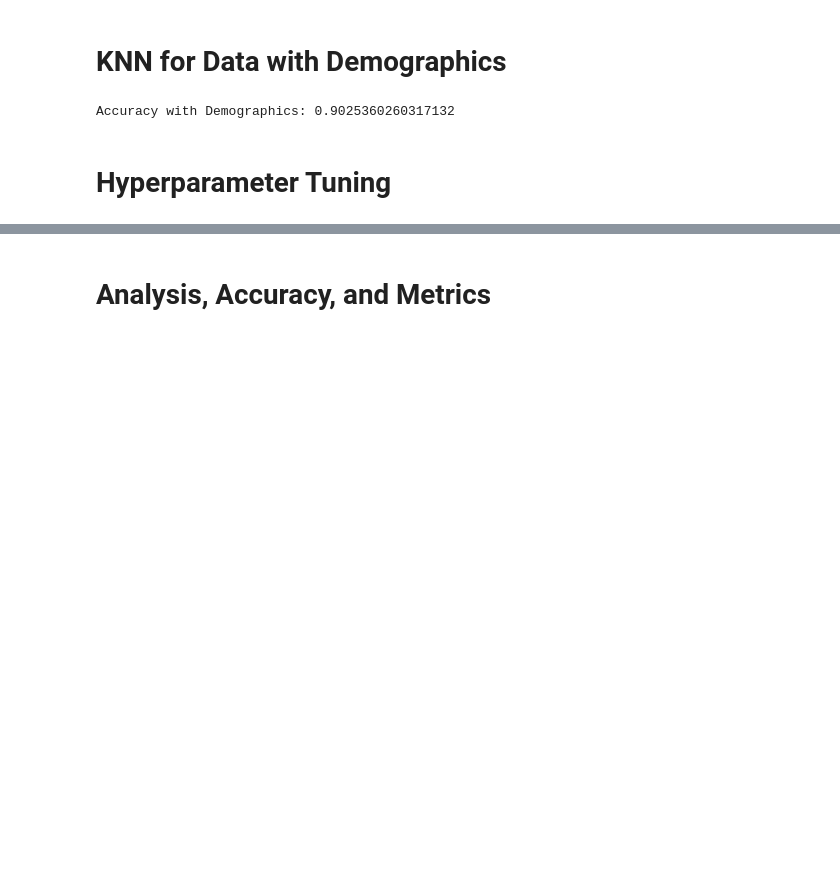
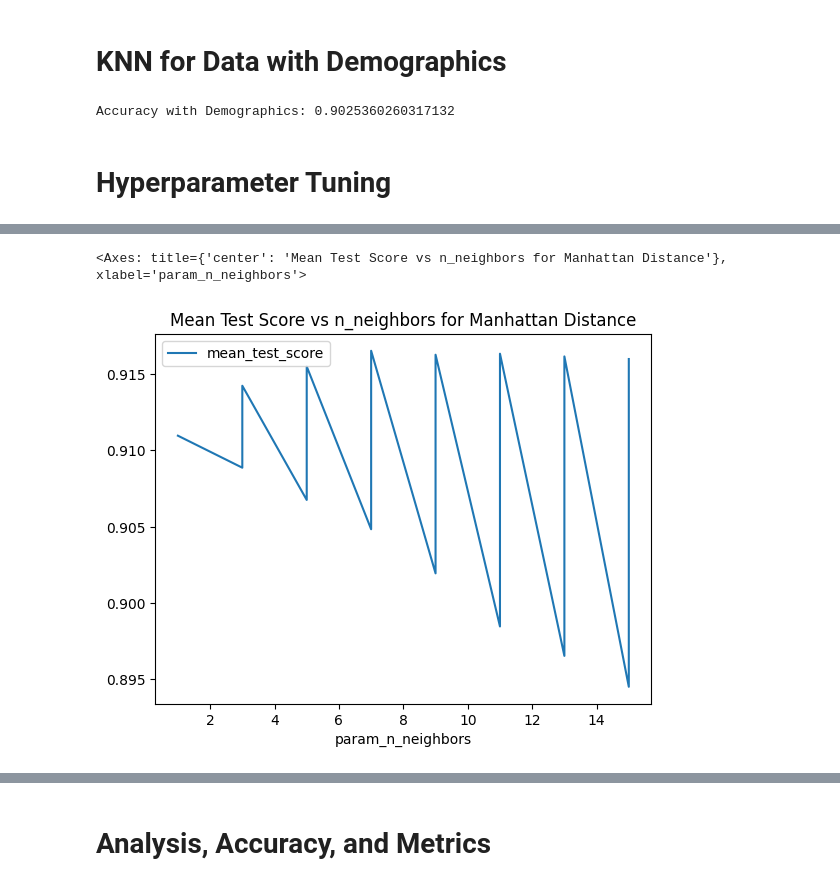
Before and after one commit to annahauk/CS513, a Jupyter notebook: models/KNN.ipynb, the cells around one changed output, grey strips where cells are left out. Saved outputs shown, nothing was run; the diff lists cells and outputs as text; code cells hidden in the pictures; blank space fills up the shorter version.

```diff
--- a/models/KNN.ipynb
+++ b/models/KNN.ipynb
@@ -92,13 +92,14 @@ Accuracy with Demographics: 0.9025360260317132
 from sklearn.model_selection import GridSearchCV
 
 knn = KNeighborsClassifier()
-param_grid = {'n_neighbors': [1, 3, 5, 7, 9, 11, 13, 15], 'weights': ['uniform', 'distance'], 'metric': ['euclidean', 'manhattan']}
-knn_gscv = GridSearchCV(knn, param_grid, cv=5)
+param_grid = {'n_neighbors': np.arange(1,16,2), 'weights': ['uniform', 'distance'], 'metric': ['euclidean', 'manhattan', 'minkowski']}
+knn_gscv = GridSearchCV(knn, param_grid, cv=5, verbose=3)
 knn_gscv.fit(X_train, y_train)
 
 knn_gscv.best_params_
-
 knn_gscv.best_score_
 
 print(f'Best KNN Model: {knn_gscv.best_params_}')
+print(f'Best KNN Score: {knn_gscv.best_score_}')
+# Best KNN Model: {'metric': 'manhattan', 'n_neighbors': 10, 'weights': 'distance'}
 # %% [output]
@@ -105,0 +123,8 @@ Best KNN Model: {'metric': 'manhattan', 'n_neighbors': 7, 'weights': 'distance'}
+# %%
+cv_results = knn_gscv.cv_results_
+cv_results_df = pd.DataFrame(cv_results)
+cv_results_df = cv_results_df[cv_results_df['param_metric'] == 'manhattan']
+cv_results_df.plot(x='param_n_neighbors', y='mean_test_score', title='Mean Test Score vs n_neighbors for Manhattan Distance')
+# %% [output]
+<Axes: title={'center': 'Mean Test Score vs n_neighbors for Manhattan Distance'}, xlabel='param_n_neighbors'>
+[figure, added]
```
Also changed, not shown: parts of 9 cells of this notebook, 1 other file.
